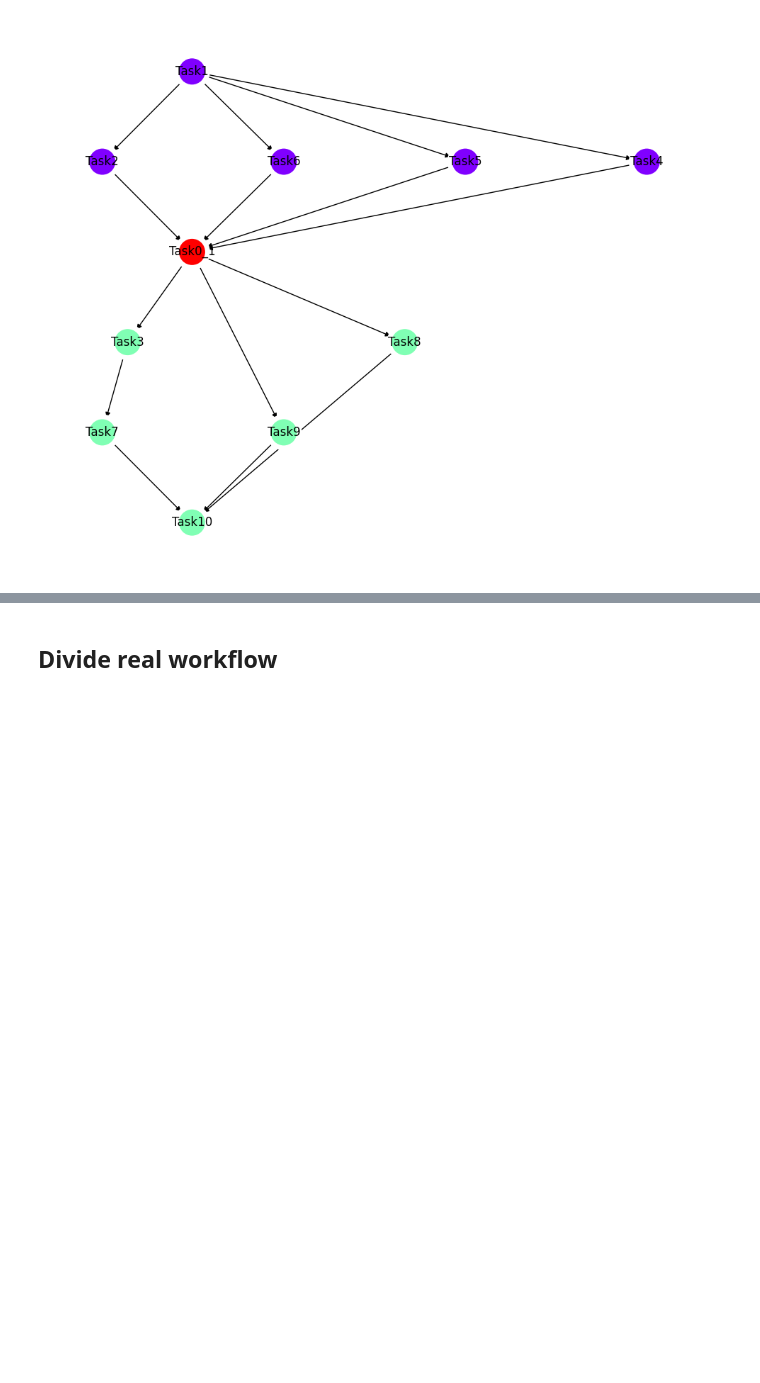
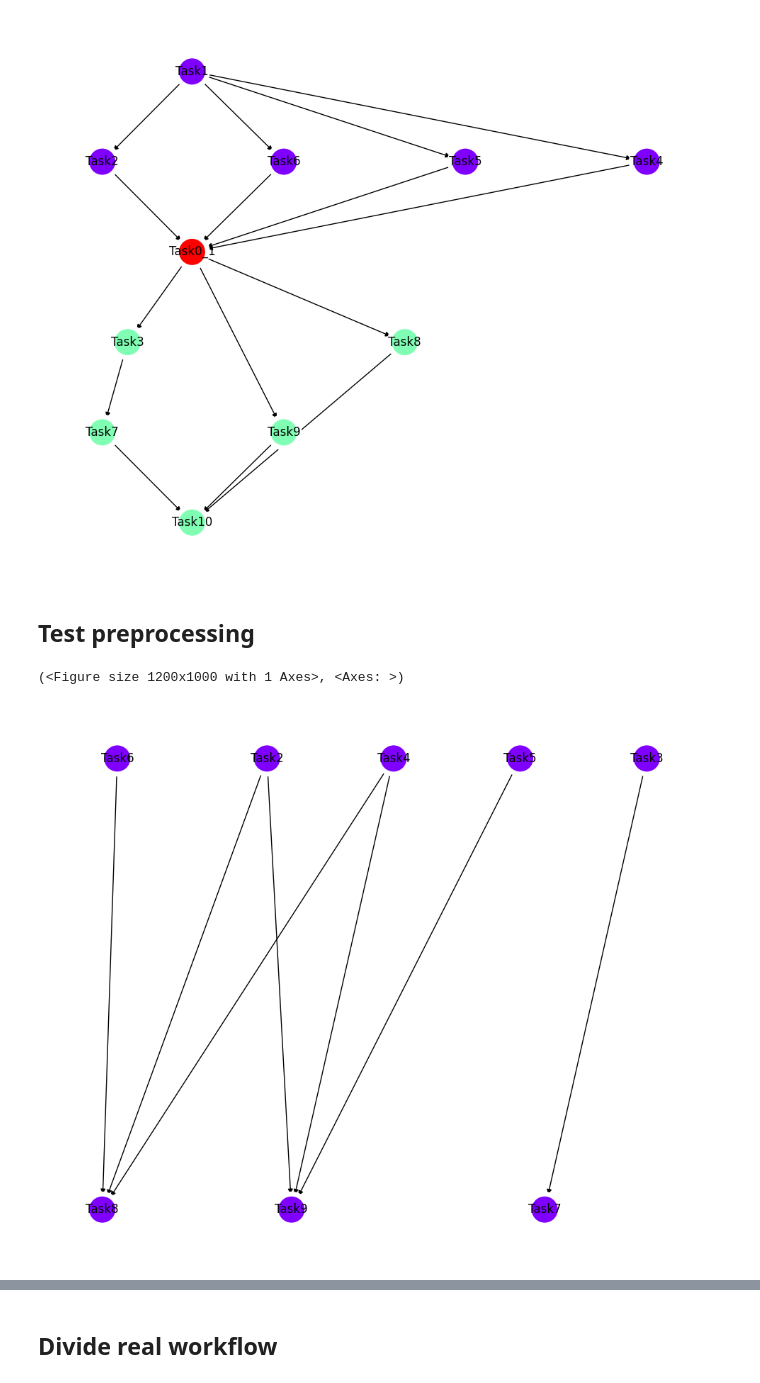
Before and after one commit to mkroczek/QHyper, a Jupyter notebook: demo/Division_method.ipynb, the cells around one changed output, grey strips where cells are left out. Cells and saved outputs as stored; diff of their text form; code cells hidden in the pictures; blank space fills up the shorter version.

```diff
--- a/demo/Division_method.ipynb
+++ b/demo/Division_method.ipynb
@@ -149,3 +149,15 @@ utils.draw(merged, with_labels=True)
 # %% [output]
 (<Figure size 1200x1000 with 1 Axes>, <Axes: >)
 [figure]
+# %% [markdown]
+## Test preprocessing
+# %%
+tasks_file =  "workflows_data/workflows/complex_workflow_no_entry_and_exit.json"
+machines_file = "workflows_data/machines/machines_for_3_tasks_3_machines_1_path.json"
+deadline = 50
+workflow = Workflow(tasks_file, machines_file, deadline)
+# %%
+draw(workflow.wf_instance.workflow, with_labels=True)
+# %% [output]
+(<Figure size 1200x1000 with 1 Axes>, <Axes: >)
+[figure, added]
```
Also changed, not shown: parts of 5 cells of this notebook, 6 other files.
